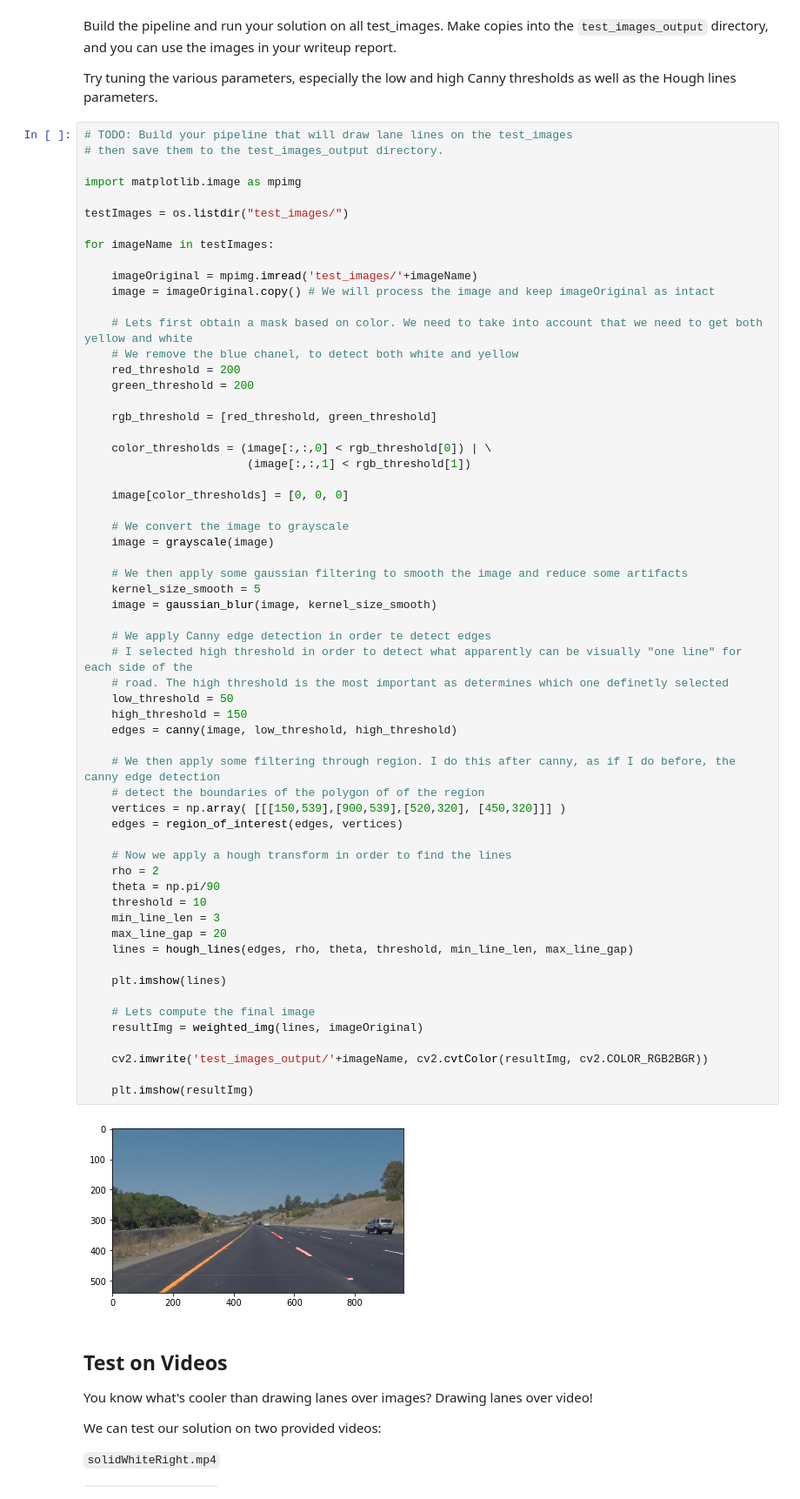
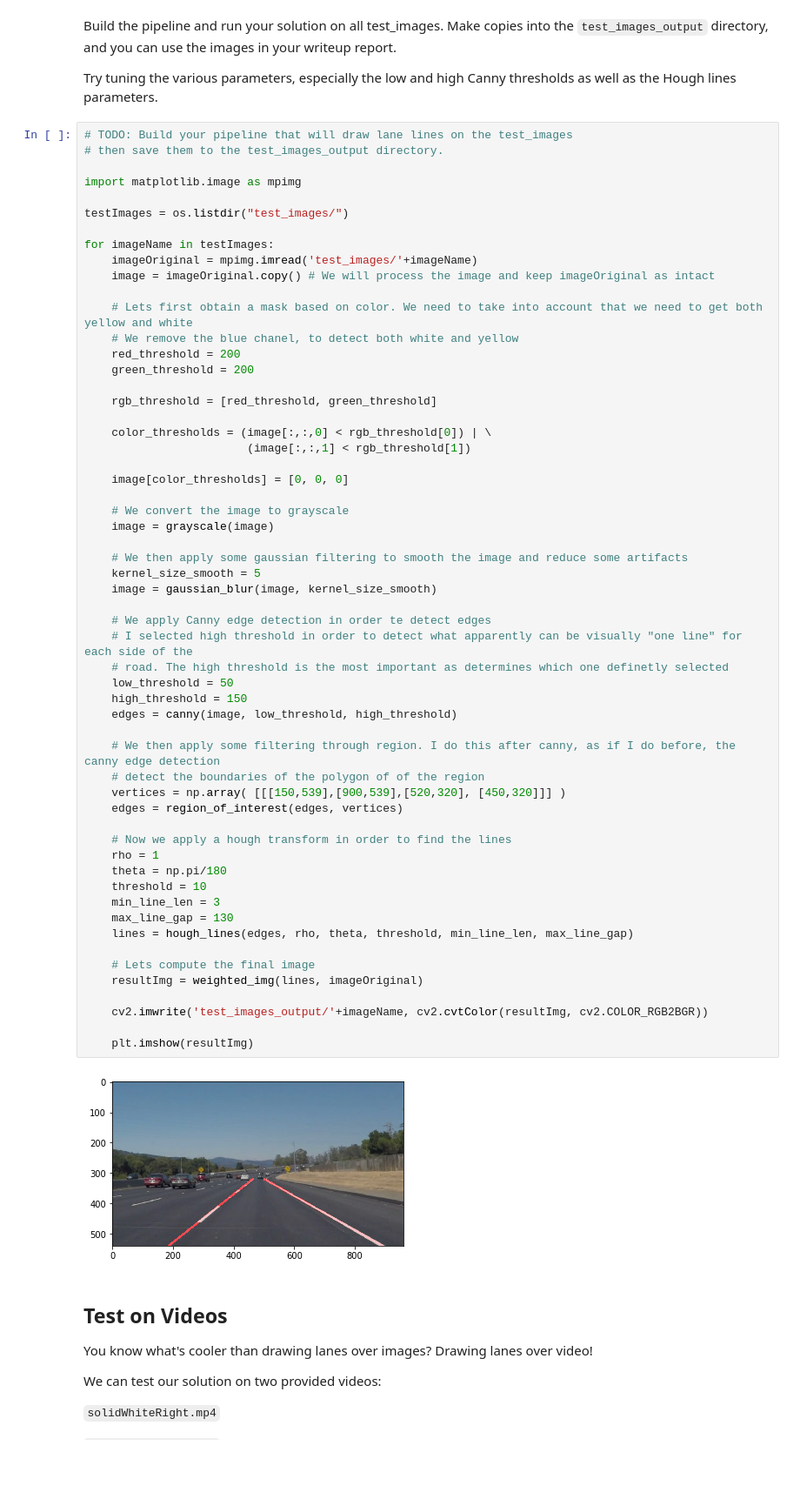
Before and after one commit to daltimira/Finding-Lane-Lines, a Jupyter notebook: P1.ipynb, the cells around one changed output. Shown at 87% size. Cells and saved outputs as stored; diff of their text form; blank space fills up the shorter version.

Commit message:
implement draw lines function but some tunning parameters would be needed

```diff
--- a/P1.ipynb
+++ b/P1.ipynb
@@ -202,7 +239,6 @@ import matplotlib.image as mpimg
 testImages = os.listdir("test_images/")
 
 for imageName in testImages:
-
     imageOriginal = mpimg.imread('test_images/'+imageName)
     image = imageOriginal.copy() # We will process the image and keep imageOriginal as intact
 
@@ -222,39 +258,37 @@ for imageName in testImages:
     image = grayscale(image)
 
     # We then apply some gaussian filtering to smooth the image and reduce some artifacts
     kernel_size_smooth = 5
     image = gaussian_blur(image, kernel_size_smooth)
 
     # We apply Canny edge detection in order te detect edges
     # I selected high threshold in order to detect what apparently can be visually "one line" for each side of the
     # road. The high threshold is the most important as determines which one definetly selected
     low_threshold = 50
     high_threshold = 150
     edges = canny(image, low_threshold, high_threshold)
 
     # We then apply some filtering through region. I do this after canny, as if I do before, the canny edge detection
     # detect the boundaries of the polygon of of the region
     vertices = np.array( [[[150,539],[900,539],[520,320], [450,320]]] )
     edges = region_of_interest(edges, vertices)
 
     # Now we apply a hough transform in order to find the lines
-    rho = 2
-    theta = np.pi/90
+    rho = 1
+    theta = np.pi/180
     threshold = 10
     min_line_len = 3
-    max_line_gap = 20
+    max_line_gap = 130
     lines = hough_lines(edges, rho, theta, threshold, min_line_len, max_line_gap)
-
-    plt.imshow(lines)
 
     # Lets compute the final image
     resultImg = weighted_img(lines, imageOriginal)
 
     cv2.imwrite('test_images_output/'+imageName, cv2.cvtColor(resultImg, cv2.COLOR_RGB2BGR))
 
     plt.imshow(resultImg)
 # %% [output]
-[figure, old version]
+[figure, new version]
 # %% [markdown]
 ## Test on Videos
 
```
Also changed, not shown: parts of 5 cells of this notebook, 1 other file.
